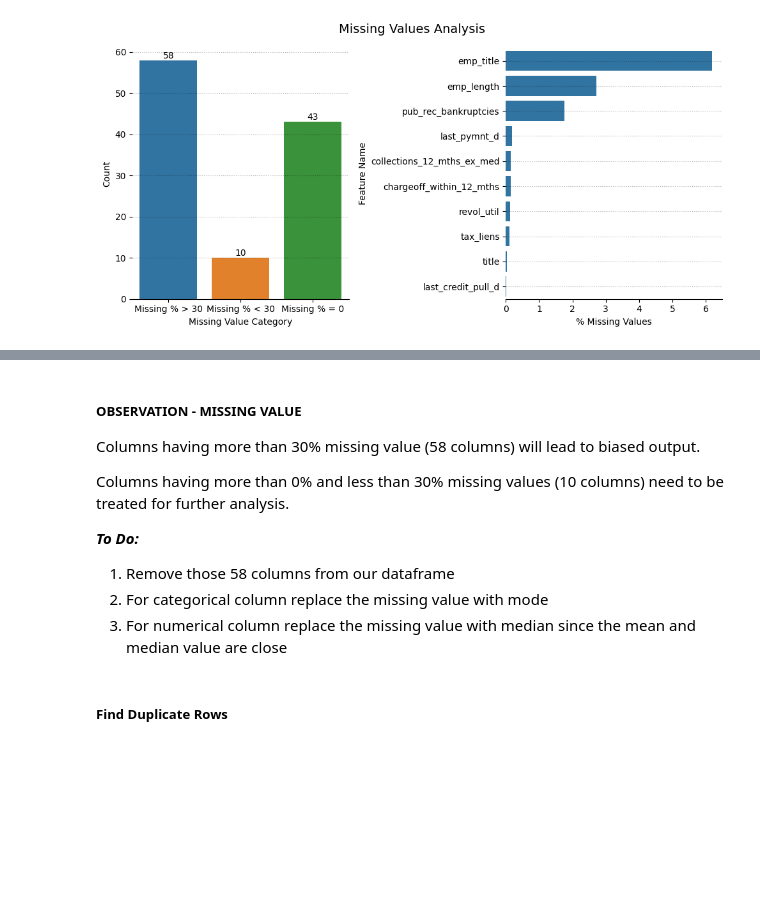
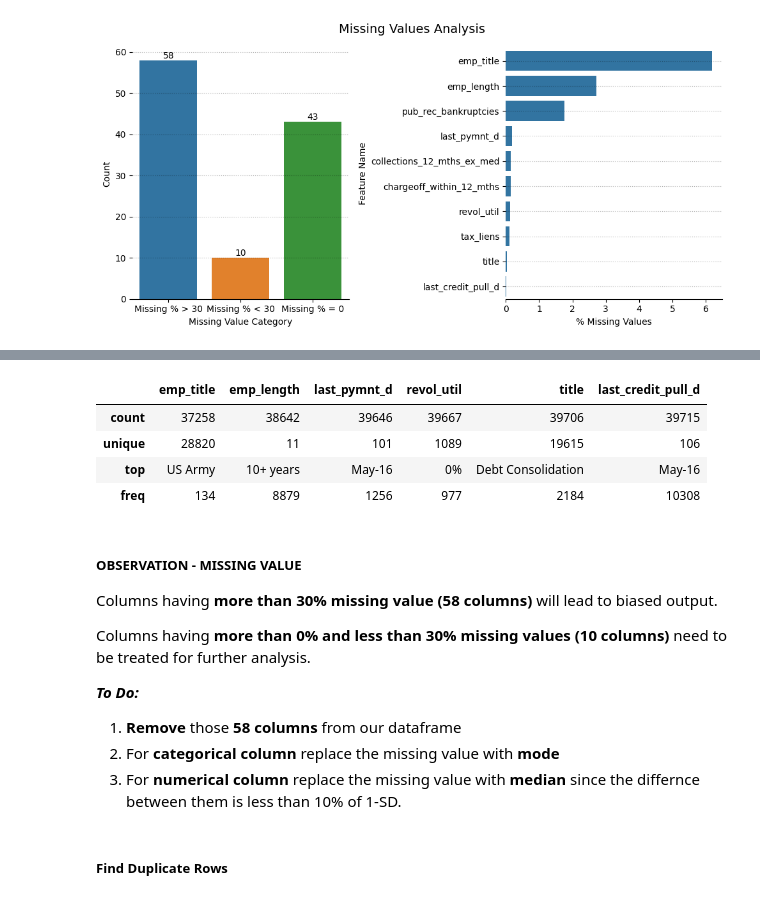
Before and after one commit to Theveetha/LendingClub_EDA_CaseStudy, a Jupyter notebook: LendingClub_EDA.ipynb, the cells around one changed output, grey strips where cells are left out. Cells and saved outputs as stored; diff of their text form; code cells hidden in the pictures; blank space fills up the shorter version.

```diff
--- a/LendingClub_EDA.ipynb
+++ b/LendingClub_EDA.ipynb
@@ -258,13 +274,21 @@ Name: pub_rec_bankruptcies, dtype: float64
+# %%
+data[mis_val_lt30[mis_val_lt30['Data Type'] == 'object']['Column Name'].values].describe()
+# %% [output]
+|  | emp_title | emp_length | last_pymnt_d | revol_util | title | last_credit_pull_d |
+| count | 37258 | 38642 | 39646 | 39667 | 39706 | 39715 |
+| unique | 28820 | 11 | 101 | 1089 | 19615 | 106 |
+| top | US Army | 10+ years | May-16 | 0% | Debt Consolidation | May-16 |
+| freq | 134 | 8879 | 1256 | 977 | 2184 | 10308 |
 # %% [markdown]
 ##### **OBSERVATION - MISSING VALUE**
-Columns having more than 30% missing value (58 columns) will lead to biased output.
+Columns having **more than 30% missing value (58 columns)** will lead to biased output.
 
-Columns having more than 0% and less than 30% missing values (10 columns) need to be treated for further analysis.
+Columns having **more than 0% and less than 30% missing values (10 columns)** need to be treated for further analysis.
 
 ***To Do:***
-1. Remove those 58 columns from our dataframe
-2. For categorical column replace the missing value with mode
-3. For numerical column replace the missing value with median since the mean and median value are close
+1. **Remove** those **58 columns** from our dataframe
+2. For **categorical column** replace the missing value with **mode**
+3. For **numerical column** replace the missing value with **median** since the differnce between them is less than 10% of 1-SD.
 # %% [markdown]
 ##### **Find Duplicate Rows**
 # %%
```
Also changed, not shown: parts of 28 cells of this notebook.
